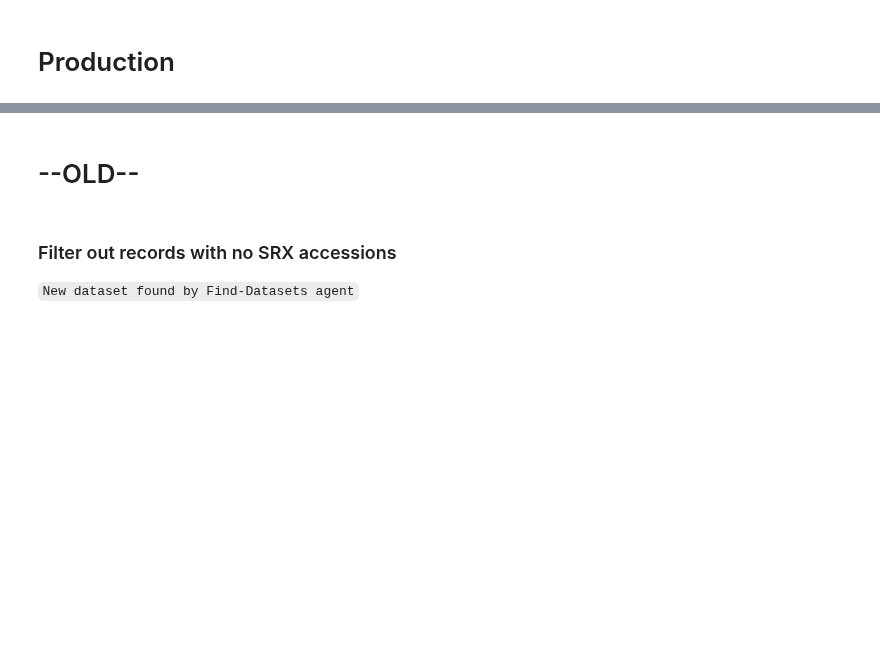
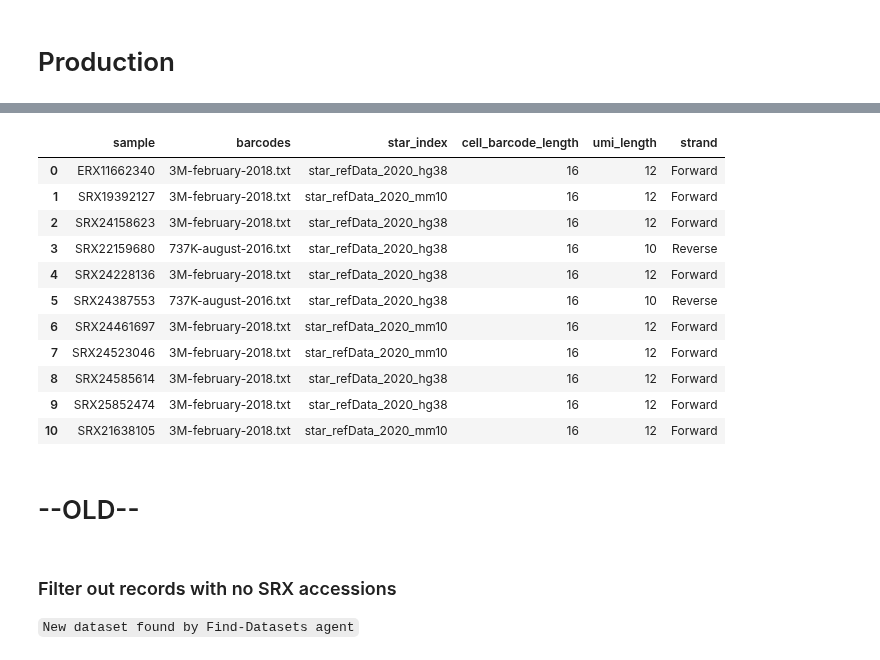
Before and after one commit to timoast/SRAgent, a Jupyter notebook: notebooks/db_check.ipynb, the cells around one changed output, grey strips where cells are left out. Drawn from its saved outputs; the diff is of its cells as text; code cells hidden in the pictures; blank space fills up the shorter version.

```diff
--- a/notebooks/db_check.ipynb
+++ b/notebooks/db_check.ipynb
@@ -90,0 +89,4 @@ srx_metadata
+# %%
+# duplicate srx_accession values?
+x = srx_metadata[srx_metadata.srx_accession.notnull()]
+x[x.duplicated(subset="srx_accession", keep=False)]
@@ -90,0 +164,9 @@ srx_metadata
+# %%
+# read in srx-metadata as pandas dataframe
+tbl = Table("screcounter_star_params")
+stmt = Query \
+    .from_(tbl) \
+    .select("*") \
+    .where(tbl.star_index == "")
+params = pd.read_sql(str(stmt), conn_prod)
+params
@@ -90,0 +175,10 @@ srx_metadata
+# %%
+# read in srx-metadata as pandas dataframe
+tbl = Table("srx_metadata")
+stmt = Query \
+    .from_(tbl) \
+    .select(tbl.srx_accession, tbl.organism) \
+    .distinct() \
+    .where(tbl.notes != "Processed by Chris Carpenter")
+srx_metadata = pd.read_sql(str(stmt), conn_prod)
+srx_metadata
@@ -90,0 +199,27 @@ srx_metadata
+# %%
+# merge by srx_accession
+def set_star_ref(row):
+    if row.organism == "human":
+        return "star_refData_2020_hg38"
+    elif row.organism == "mouse":
+        return "star_refData_2020_mm10"
+    else:
+        raise ValueError(f"organism {row.organism} not supported")
+
+params = params.merge(srx_metadata, left_on="sample", right_on="srx_accession")
+params["star_index"] = params.apply(lambda x: set_star_ref(x), axis=1)
+params = params.drop(columns=["created_at", "updated_at", "srx_accession", "organism"], axis=1)
+params
+# %% [output]
+|  | sample | barcodes | star_index | cell_barcode_length | umi_length | strand |
+| 0 | ERX11662340 | 3M-february-2018.txt | star_refData_2020_hg38 | 16 | 12 | Forward |
+| 1 | SRX19392127 | 3M-february-2018.txt | star_refData_2020_mm10 | 16 | 12 | Forward |
+| 2 | SRX24158623 | 3M-february-2018.txt | star_refData_2020_hg38 | 16 | 12 | Forward |
+| 3 | SRX22159680 | 737K-august-2016.txt | star_refData_2020_hg38 | 16 | 10 | Reverse |
+| 4 | SRX24228136 | 3M-february-2018.txt | star_refData_2020_hg38 | 16 | 12 | Forward |
+| 5 | SRX24387553 | 737K-august-2016.txt | star_refData_2020_hg38 | 16 | 10 | Reverse |
+| 6 | SRX24461697 | 3M-february-2018.txt | star_refData_2020_mm10 | 16 | 12 | Forward |
+| 7 | SRX24523046 | 3M-february-2018.txt | star_refData_2020_mm10 | 16 | 12 | Forward |
+| 8 | SRX24585614 | 3M-february-2018.txt | star_refData_2020_hg38 | 16 | 12 | Forward |
+| 9 | SRX25852474 | 3M-february-2018.txt | star_refData_2020_hg38 | 16 | 12 | Forward |
+| 10 | SRX21638105 | 3M-february-2018.txt | star_refData_2020_mm10 | 16 | 12 | Forward |
```
Also changed, not shown: parts of 16 cells of this notebook, 9 other files.
